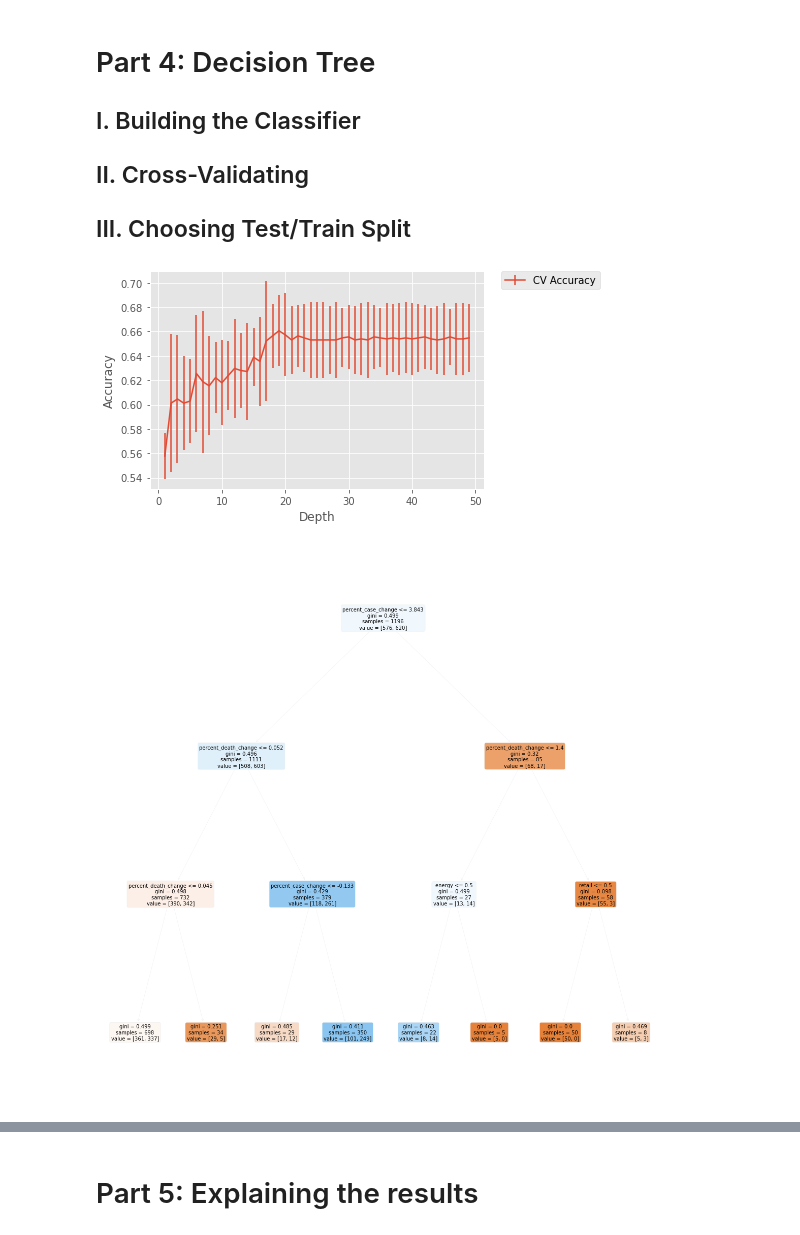
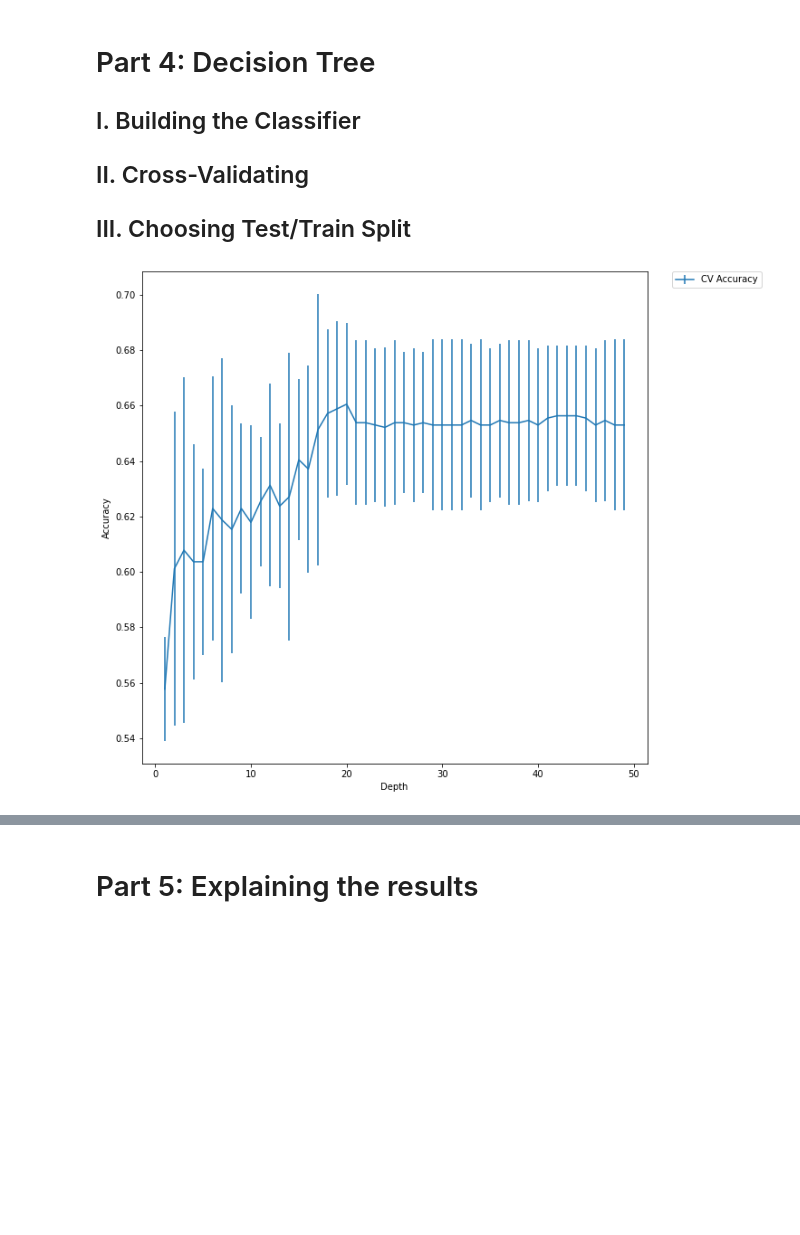
Before and after one commit to jagadeeshmeesala/notebooks, a Jupyter notebook: 602-final-project/final_markdown.ipynb, the cells around one changed output, grey strips where cells are left out. Drawn from its saved outputs; the diff is of its cells as text; code cells hidden in the pictures; blank space fills up the shorter version.

```diff
--- a/602-final-project/final_markdown.ipynb
+++ b/602-final-project/final_markdown.ipynb
@@ -19,7 +19,7 @@ from pprint import pprint
 from sklearn.metrics import mean_squared_error
 
 import matplotlib.pyplot as plt
-plt.style.use('ggplot')
+#plt.style.use('ggplot')
 
 
 import seaborn as sns
@@ -82,10 +82,10 @@ weeklyCovid["previous_week_case"] = weeklyCovid["new_case"].shift(1).fillna(0)
 weeklyCovid["previous_week_death"] = weeklyCovid["new_death"].shift(1).fillna(0)
 
 weeklyCovid["percent_caseRate_change"] = weeklyCovid["new_case"].diff().fillna(0)
-weeklyCovid.loc[weeklyCovid["previous_week_case"] != 0, "percent_case_change"] = weeklyCovid["percent_case_change"]/weeklyCovid["previous_week_case"]
+weeklyCovid.loc[weeklyCovid["previous_week_case"] != 0, "percent_caseRate_change"] = weeklyCovid["percent_caseRate_change"]/weeklyCovid["previous_week_case"]
 
 weeklyCovid["percent_deathRate_change"] = weeklyCovid["new_death"].diff().fillna(0)
-weeklyCovid.loc[weeklyCovid["previous_week_death"] != 0, "percent_death_change"] = weeklyCovid["percent_death_change"]/weeklyCovid["previous_week_death"]
+weeklyCovid.loc[weeklyCovid["previous_week_death"] != 0, "percent_deathRate_change"] = weeklyCovid["percent_deathRate_change"]/weeklyCovid["previous_week_death"]
 
 weeklyCovid.to_csv("weeklyCovid.csv")
 # %% [markdown]
@@ -251,50 +255,42 @@ Text(0.5, 1.0, 'Heatmap of Correlation Matrix')
 # %%
 from sklearn.model_selection import cross_val_score
 
-X_train, X_test, y_train, y_test = train_test_split(X, y, test_size = 0.2, random_state = 0)
+X_train, X_test, y_train, y_test = train_test_split(X, y, test_size = 0.2, random_state =0)
 
 # Splits = 5
 depth = []
 cv_accuracy =[]
 test_accuracy=[]
 train_accuracy=[]
 std=[]
 for i in range(1,50):
     clf = tree.DecisionTreeClassifier(max_depth=i)
-    clf.fit(X_train, y_train)
+    #clf.fit(X_train, y_train)
 
-    testScore = clf.score(X_test, y_test)
+    #testScore = clf.score(X_test, y_test)
     scores = cross_val_score(clf, X_train, y_train, cv=5)
-    trainScore=clf.score(X_train,y_train)
+    #trainScore=clf.score(X_train,y_train)
 
     depth.append(i)
     cv_accuracy.append(scores.mean())
     std.append(scores.std()*2)
-    test_accuracy.append(testScore)
-    train_accuracy.append(trainScore)
+    #test_accuracy.append(testScore)
+    #train_accuracy.append(trainScore)
 
 
+figSize[0] = 10
+figSize[1] = 10
+plt.rcParams["figure.figsize"]=figSize
 plt.figure
 plt.xlabel('Depth')
 plt.ylabel('Accuracy')
 plt.errorbar(depth, cv_accuracy ,std, label="CV Accuracy") #95% confidence interval
 #plt.errorbar(depth, test_accuracy , label="Test Accuracy")
 #plt.errorbar(depth, train_accuracy , label="Train Accuracy")
 plt.legend(bbox_to_anchor=(1.05, 1), loc='upper left', borderaxespad=0.)
 plt.show()
 
 
 #scores.fit(X_test,y_test)
 # %% [output]
-[figure, old version]
+[figure, new version]
-# %%
-# Tree
-from pandas.plotting import scatter_matrix
-
-clf = tree.DecisionTreeClassifier(random_state=0, max_depth=3)
-clf.fit(X_train, y_train)
-
-fig = plt.figure(figsize=(20,20))
-x = tree.plot_tree(clf,rounded=True,filled=True,feature_names=features,fontsize=10)
-# %% [output]
-[figure, removed]
```
Also changed, not shown: parts of 13 cells of this notebook, 4 other files.
